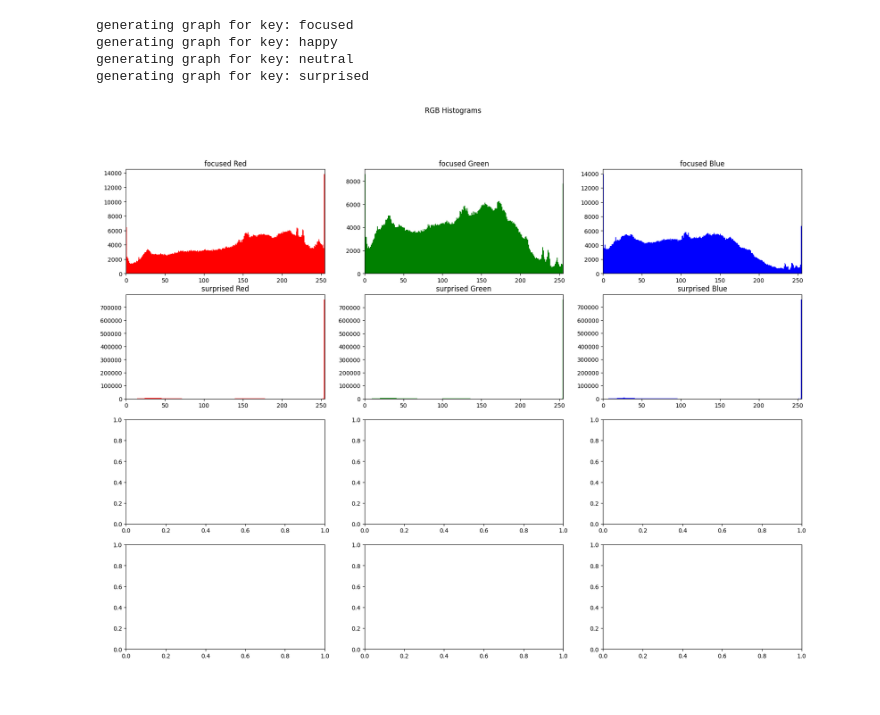
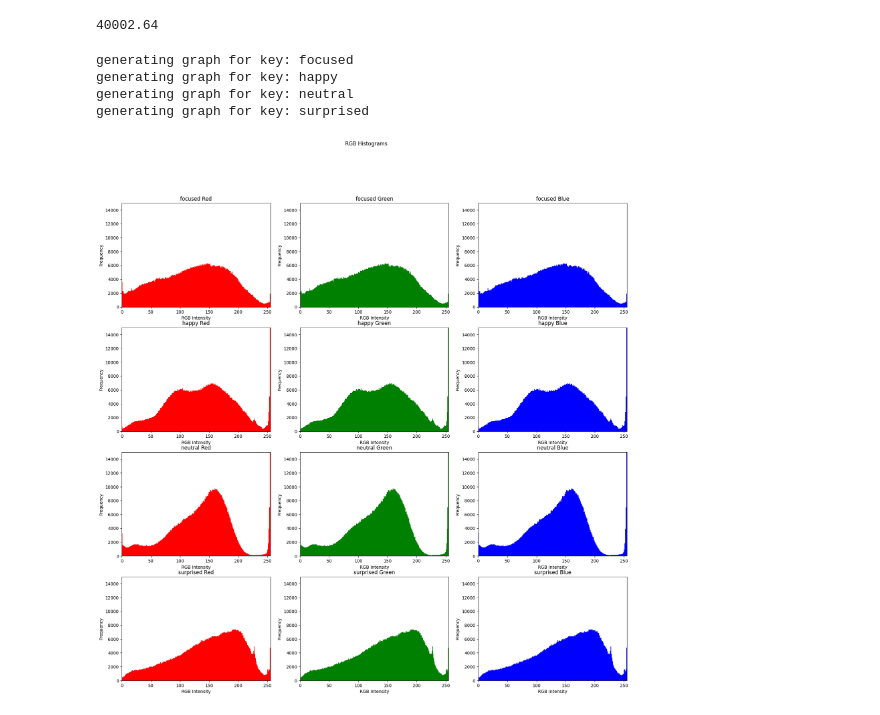
Before and after one commit to ruaidusmani/Emotional-Recognition-of-Students-in-Online-Classrooms, a Jupyter notebook: preprocessing/shuffle_plots.ipynb, the cells around one changed output. Saved outputs shown, nothing was run; the diff lists cells and outputs as text; code cells hidden in the pictures.

Commit message:
fixing the ipynb graphs and making them look nicer

```diff
--- a/preprocessing/shuffle_plots.ipynb
+++ b/preprocessing/shuffle_plots.ipynb
@@ -23,9 +23,10 @@ for folder in os.listdir(os.getcwd()):
     if (folder == "Script"): # Skips the folder with script in it
         continue
 
-    for image in os.listdir(folder): # Checks through directory to find .jpg files
-        if image.endswith('.jpg'):
-            dict_images[folder].append(str(image)) # Stores in the dictionary with specific emotion index
+    if (folder in dict_images.keys()) :
+        for image in os.listdir(folder): # Checks through directory to find .jpg files
+            if image.endswith('.jpg'):
+                dict_images[folder].append(str(image)) # Stores in the dictionary with specific emotion index
 
 for key in dict_images:
     print(key)
@@ -118,38 +142,58 @@ for folder in os.listdir(os.getcwd()):
+# %%
+len(dict_images_values["focused"]['red'])/25
+# %% [output]
+40002.64
 # %%
 
 #make 3x4 plot for each folder
 fig, axs = plt.subplots(4, 3)
-fig.set_size_inches(21, 15)
+fig.set_size_inches(21, 20)
 fig.suptitle('RGB Histograms')
 
 i = 0
 for key in dict_images_values:
     #add title to each row
     print("generating graph for key: " + key)
 
     # set histogram values
     axs[i, 0].hist(dict_images_values[key]['red'], bins=255, color='red')
     axs[i, 1].hist(dict_images_values[key]['green'], bins=255, color='green')
     axs[i, 2].hist(dict_images_values[key]['blue'], bins=255, color='blue')
 
     # set histogram titles
     axs[i, 0].set_title(key + " Red")
     axs[i, 1].set_title(key + " Green")
     axs[i, 2].set_title(key + " Blue")
 
     #set histogram x-axis limits
     axs[i, 0].set_xlim([0, 255])
     axs[i, 1].set_xlim([0, 255])
     axs[i, 2].set_xlim([0, 255])
 
+    #set y-axis limits
+    axs[i, 0].set_ylim([0, 15000])
+    axs[i, 1].set_ylim([0, 15000])
+    axs[i, 2].set_ylim([0, 15000])
 
-    i =+ 1
+    #set x-label
+    axs[i, 0].set_xlabel('RGB Intensity')
+    axs[i, 1].set_xlabel('RGB Intensity')
+    axs[i, 2].set_xlabel('RGB Intensity')
+
+    #set y-label
+    axs[i, 0].set_ylabel('Frequency')
+    axs[i, 1].set_ylabel('Frequency')
+    axs[i, 2].set_ylabel('Frequency')
+
+
+
+    i = i + 1
 
 #Export plot as a png
 plt.savefig('../preprocessing/histogram.png')
 # %% [output]
 generating graph for key: focused
 generating graph for key: happy
 generating graph for key: neutral
 generating graph for key: surprised
-[figure, old version]
+[figure, new version]
```
Also changed, not shown: parts of 6 cells of this notebook, 4 other files.
